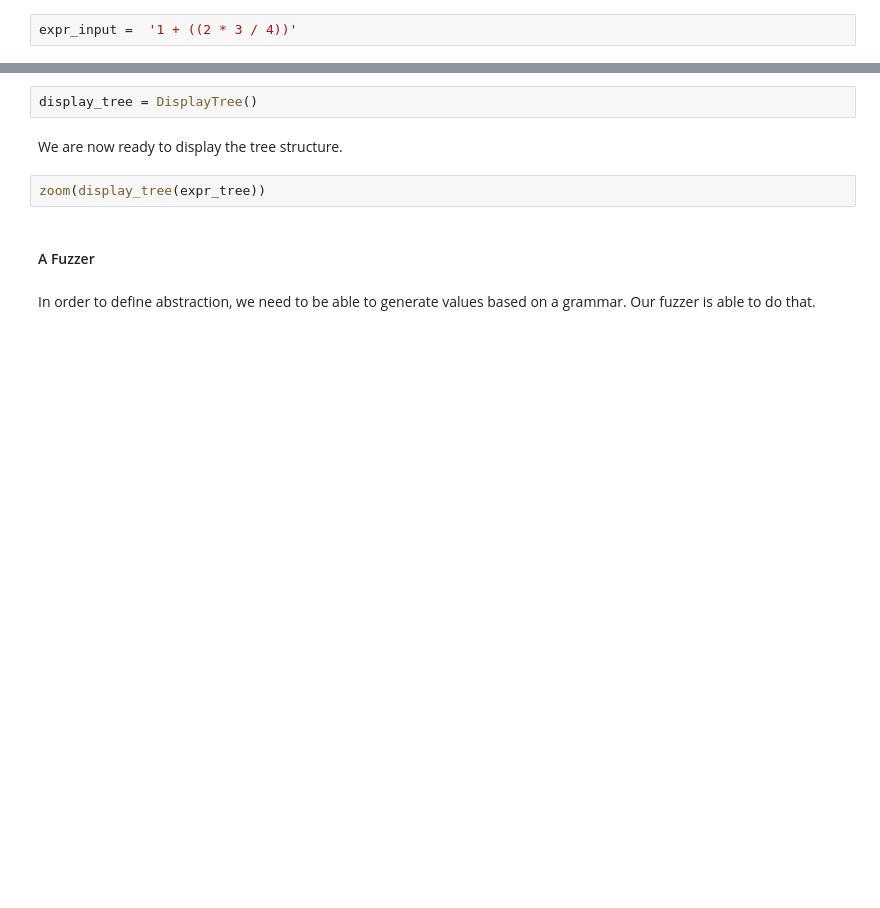
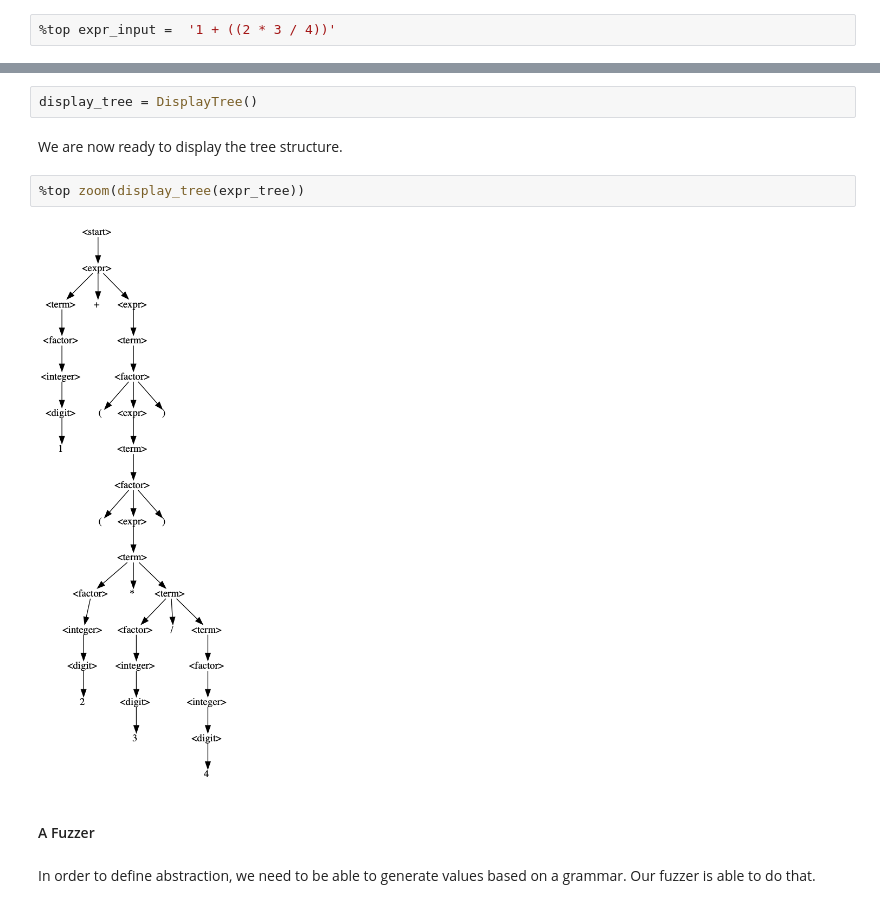
Before and after one commit to vrthra/FAlgebra, a Jupyter notebook: FA.ipynb, the cells around one changed output, grey strips where cells are left out. Saved outputs shown, nothing was run; the diff lists cells and outputs as text; blank space fills up the shorter version.

```diff
--- a/FA.ipynb
+++ b/FA.ipynb
@@ -165,7 +204,7 @@ The faults can from several different inputs. The idea is that the characterizin
 # %% [markdown]
 We define an input from which we extract our patterns. Note that we do not use the predicate; rather we assume that we already have a few such predicates.
 # %%
-expr_input =  '1 + ((2 * 3 / 4))'
+%top expr_input =  '1 + ((2 * 3 / 4))'
 # %% [markdown]
 ### Grammar
 # %% [markdown]
@@ -286,7 +332,9 @@ display_tree = DisplayTree()
 # %% [markdown]
 We are now ready to display the tree structure.
 # %%
-zoom(display_tree(expr_tree))
+%top zoom(display_tree(expr_tree))
+# %% [output]
+[figure, added]
 # %% [markdown]
 #### A Fuzzer
 # %% [markdown]
```
Also changed, not shown: parts of 142 cells of this notebook.
